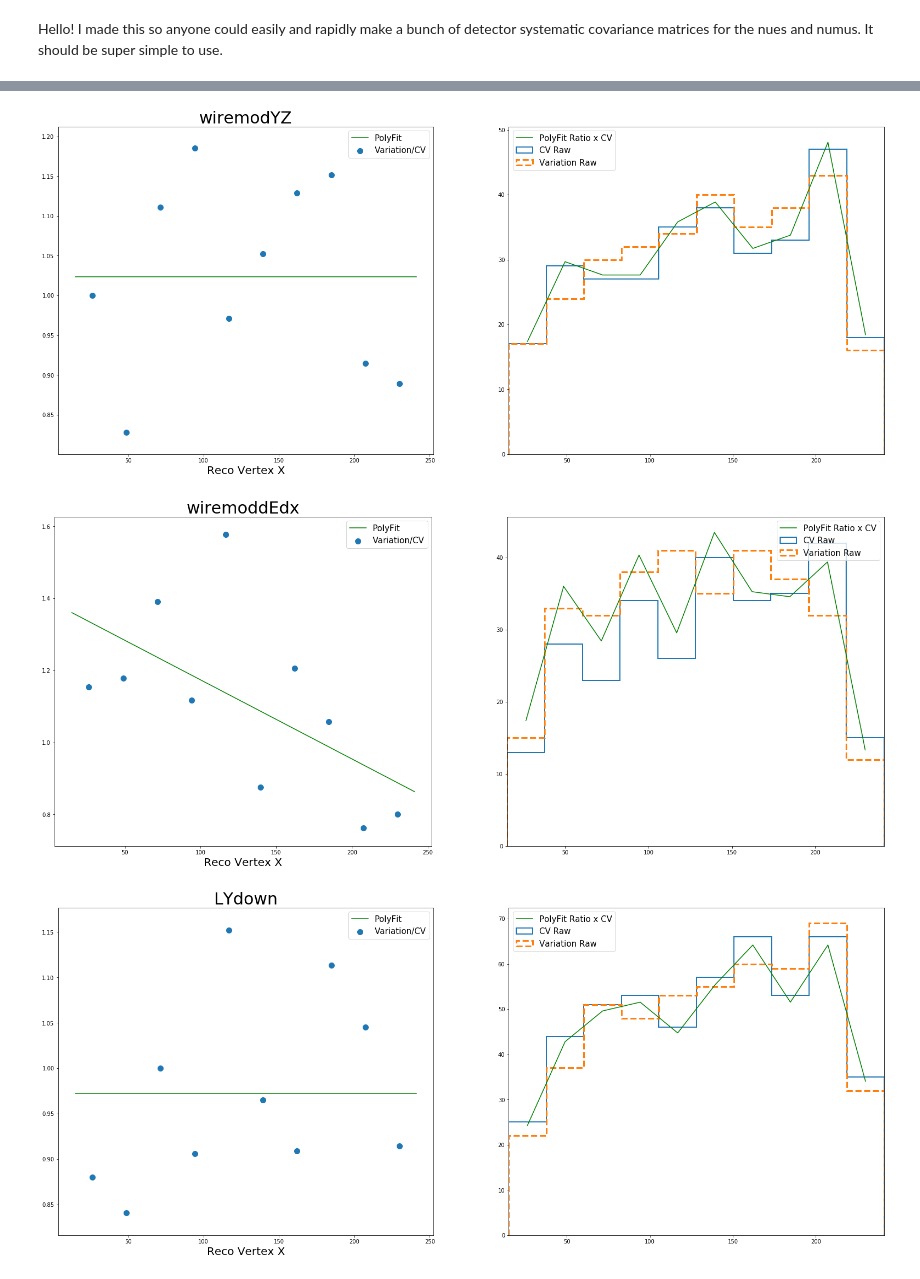
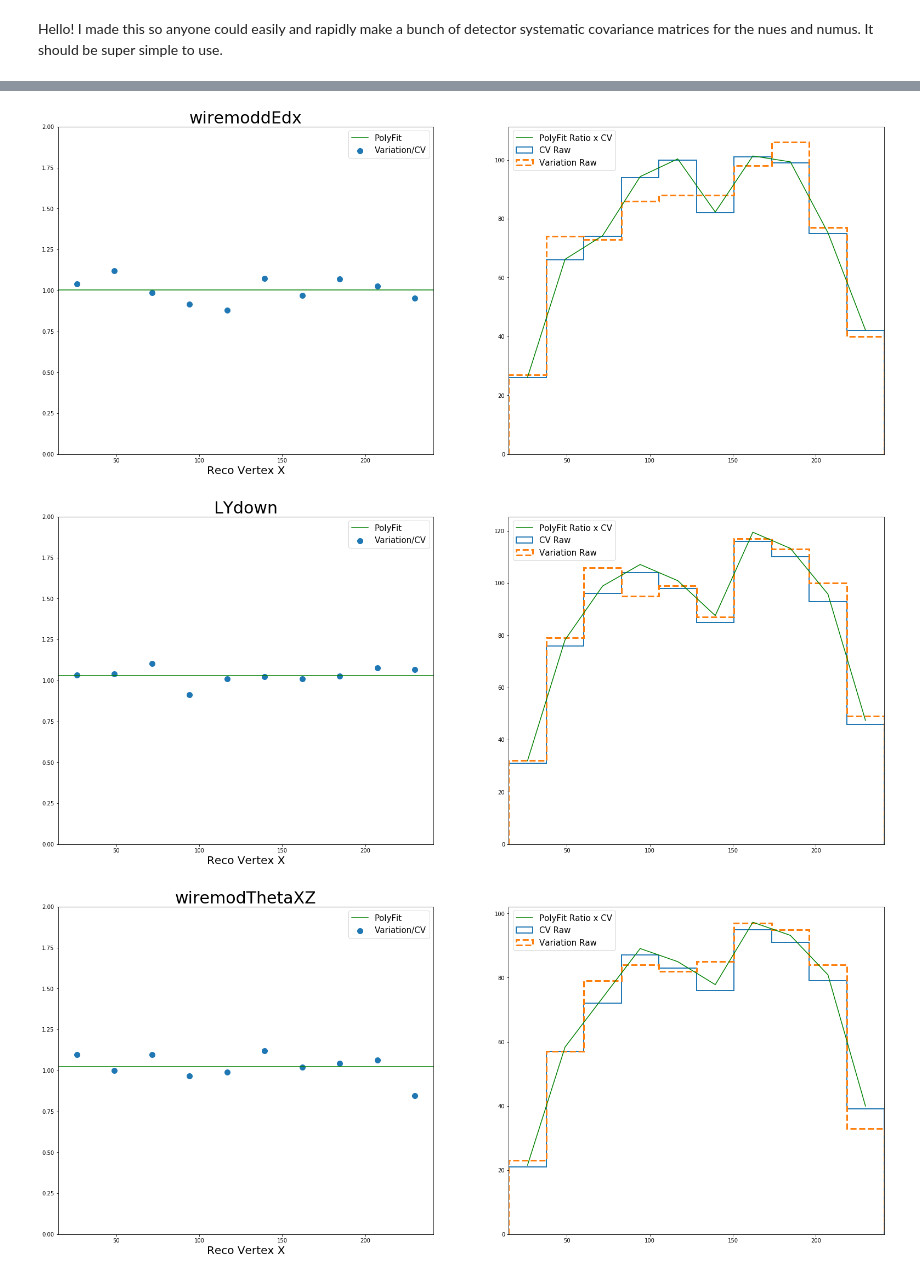
Before and after one commit to LArbys/1L1PSelection, a Jupyter notebook: DetectorSystematics/DetectorSystematicLand.ipynb, the cells around one changed output, grey strips where cells are left out. Saved outputs shown, nothing was run; the diff lists cells and outputs as text; code cells hidden in the pictures.

```diff
--- a/DetectorSystematics/DetectorSystematicLand.ipynb
+++ b/DetectorSystematics/DetectorSystematicLand.ipynb
@@ -25,7 +27,7 @@ display(HTML("<style>.container { width:100% !important; }</style>"))
 Hello! I made this so anyone could easily and rapidly make a bunch of detector systematic covariance matrices for the nues and numus. It should be super simple to use.
 # %%
 # First, load up the detector systematic fun pack
-# I've stored this on the uboone gpvms here: /uboone/app/users/dcianci/DLLEE/SystematicStuff/detsyspackFULL_jul9.pickle
+# I've stored this on the uboone gpvms here: /uboone/app/users/dcianci/DLLEE/SystematicStuff/detsyspackFULLER_aug3.pickle
 # It's a little big, but it's all you'll need
 
-covpack = FullCov('detsyspackFULL_jul9.pickle')
+covpack = FullCov('../../data/CovMatrices/detsyspackFULLER_aug3.pickle')
@@ -73,11 +111,9 @@ cov = covpack.Nominal(myvariable,myvariable,(14,12),True)
 # %%
 # Lastly, let's say you want to know specific details about what individual detector systematics look like for numus or nues. Well, you can do that, too.
 
+# structure is ([variable],[#bins],[(0: numus, 1: nues)])
+covpack.DetectorSystematicDiagnostics(myvariable,10,0)
 
-# structure is ([variable],[#bins])
-covpack.DetectorSystematicDiagnosticsNue(myvariable,10)
-
-#and you can replace Nue with Numu to get those instead.
 #Below, you'll see, for each variation:
 # - plots of the ratio and histograms with polyfit overlaid
 # - the number of degrees that best suited the fit determined by the AIC parameter
@@ -104,3 +127,3 @@ Chisq/(10 dof) [CV vs Polyfit Variation]:0.048
-[figure, old version]
+[figure, new version]
-[figure, old version]
+[figure, new version]
-[figure, old version]
+[figure, new version]
```
Also changed, not shown: parts of 8 cells of this notebook, 1 other file.
